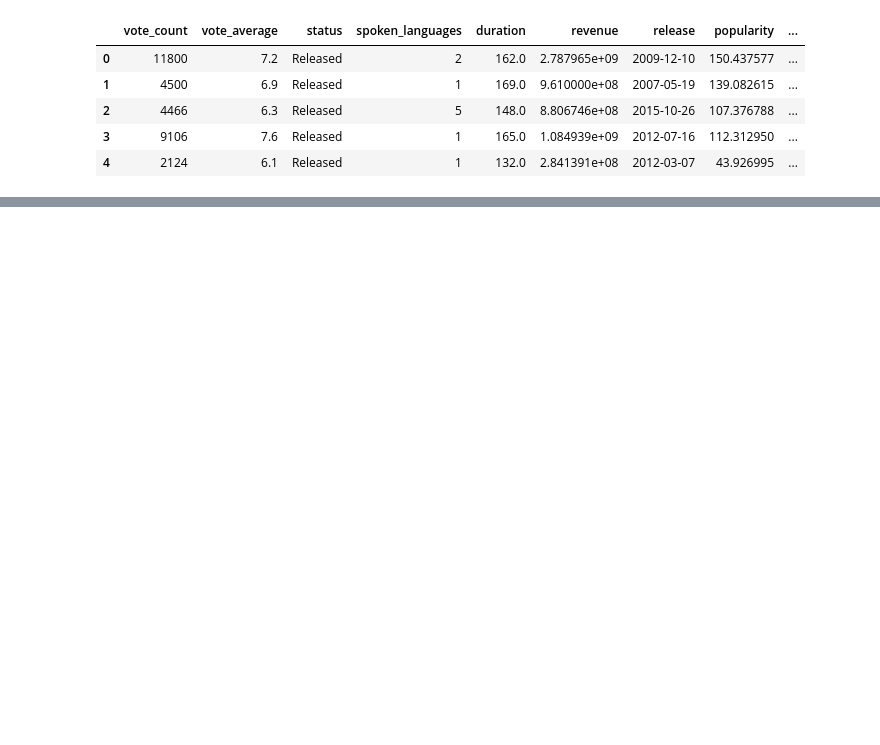
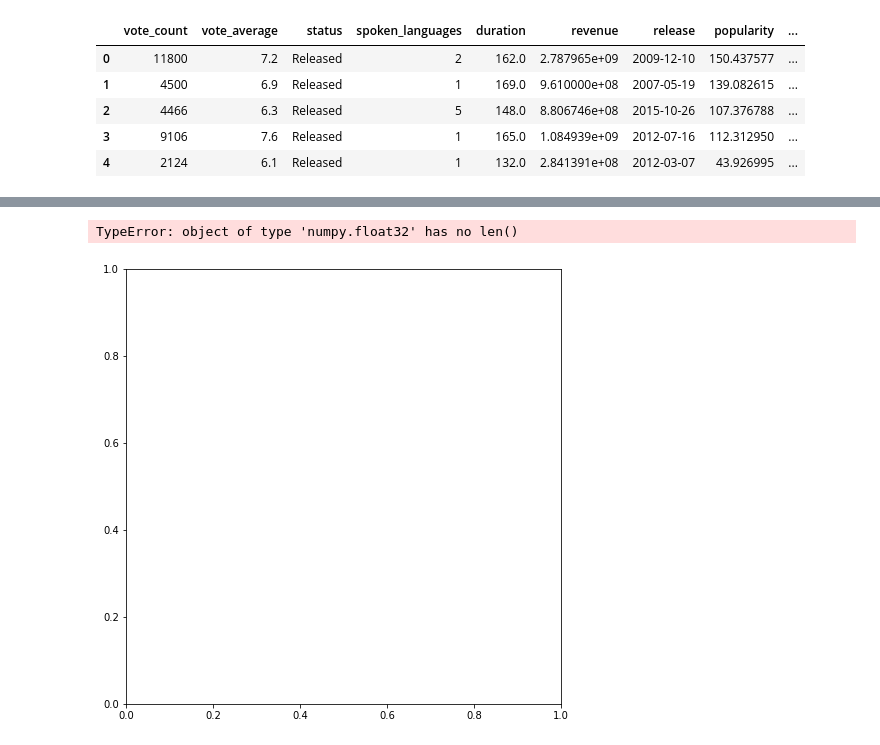
Before and after one commit to ELophem/Project_ML_2024, a Jupyter notebook: ProjectML.ipynb, the cells around one changed output, grey strips where cells are left out. Saved outputs shown, nothing was run; the diff lists cells and outputs as text; code cells hidden in the pictures; blank space fills up the shorter version.

```diff
--- a/ProjectML.ipynb
+++ b/ProjectML.ipynb
@@ -279,6 +299,11 @@ Index(['vote_count', 'vote_average', 'status', 'spoken_languages', 'duration',
+# %%
+# Create a new DataFrame to store the one-hot encoded status
+data_read_encoded = pd.get_dummies(data_read_encoded, columns=['status'])
 # %%
-data_read['genres'] = data_read['genres'].apply(json.loads)
-print(data_read['genres'][0])
+# First we need to convert the genres column to a list of dictionaries
+data_read_encoded['genres'] = data_read_encoded['genres'].apply(json.loads)
+
+# Now we can extract the genres from the list of dictionaries
 mlb = MultiLabelBinarizer()
 def extract_genres(x):
     genres = set()
@@ -286,10 +311,15 @@ def extract_genres(x):
         genres.add(i['name'])
     return genres
 
-encoded_genres = mlb.fit_transform(data_read['genres'].apply(extract_genres))
-print(data_read['genres'][0])
+# Now we can multi-label encode the genres
+encoded_genres = mlb.fit_transform(data_read_encoded['genres'].apply(extract_genres))
 list(mlb.classes_)
 encoded_genres_df = pd.DataFrame(encoded_genres, columns=mlb.classes_)
-data_read = pd.concat([data_read, encoded_genres_df], axis=1)
-data_read.head()
+data_read_labeled = pd.concat([data_read_encoded, encoded_genres_df], axis=1)
+
+# Now we can drop the genres column
+data_read_labeled.drop('genres', axis=1, inplace=True)
+
+
+data_read_labeled.head()
 # %% [output]
@@ -303,0 +404,17 @@ data_read.head()
+# %%
+import matplotlib.pyplot as plt
+
+# Assuming 'data_read_labeled' is your DataFrame containing multilabel columns
+
+# Plot pie chart for each set of labels
+for column_set in mlb.classes_:  # Assuming 'label_sets' contains sets of label columns
+    plt.figure(figsize=(8, 8))
+    labels = ['0', '1']  # Labels for 0 and 1
+    sizes = data_read_labeled[column_set].sum()  # Sum of values for each label
+    plt.pie(sizes, labels=labels, autopct='%1.1f%%', startangle=140)
+    plt.axis('equal')  # Equal aspect ratio ensures that pie is drawn as a circle
+    plt.title(f'Pie chart of {", ".join(column_set)}')
+    plt.show()
+# %% [output]
+TypeError: object of type 'numpy.float32' has no len()
+[figure, added]
```
Also changed, not shown: parts of 18 cells of this notebook.
